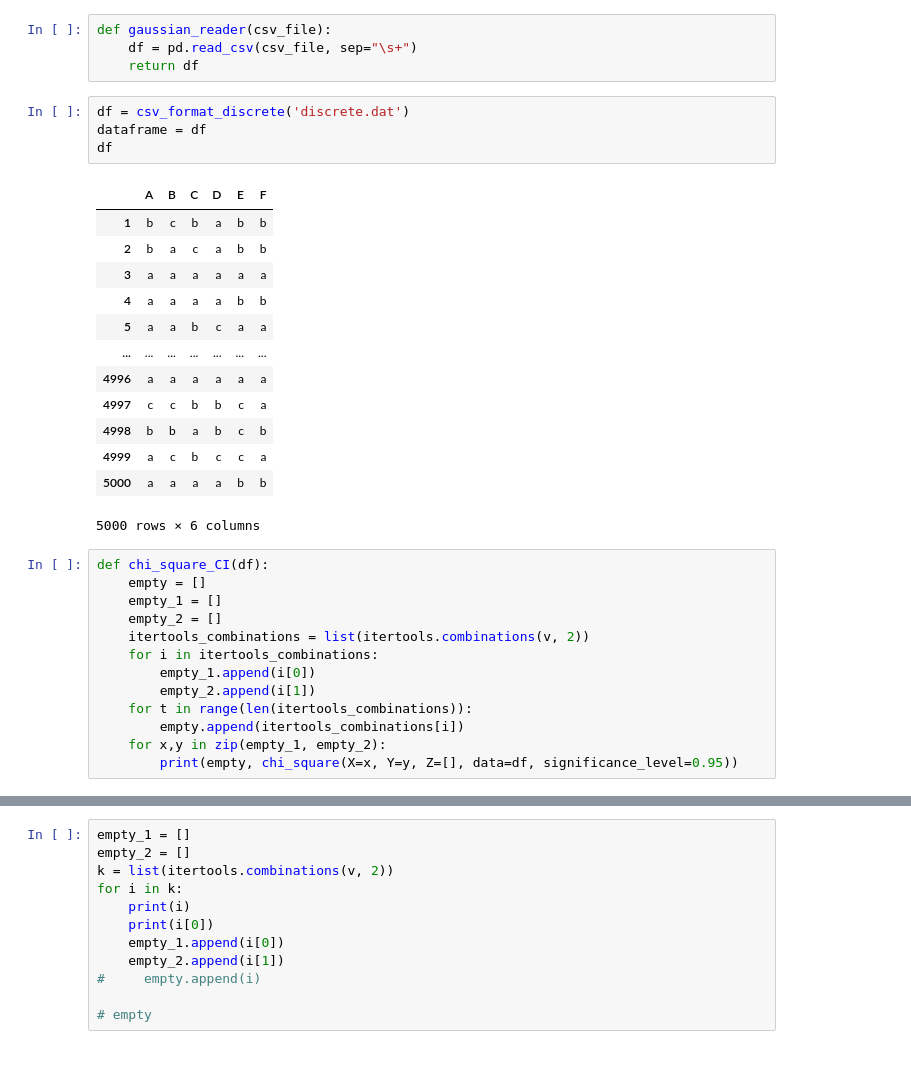
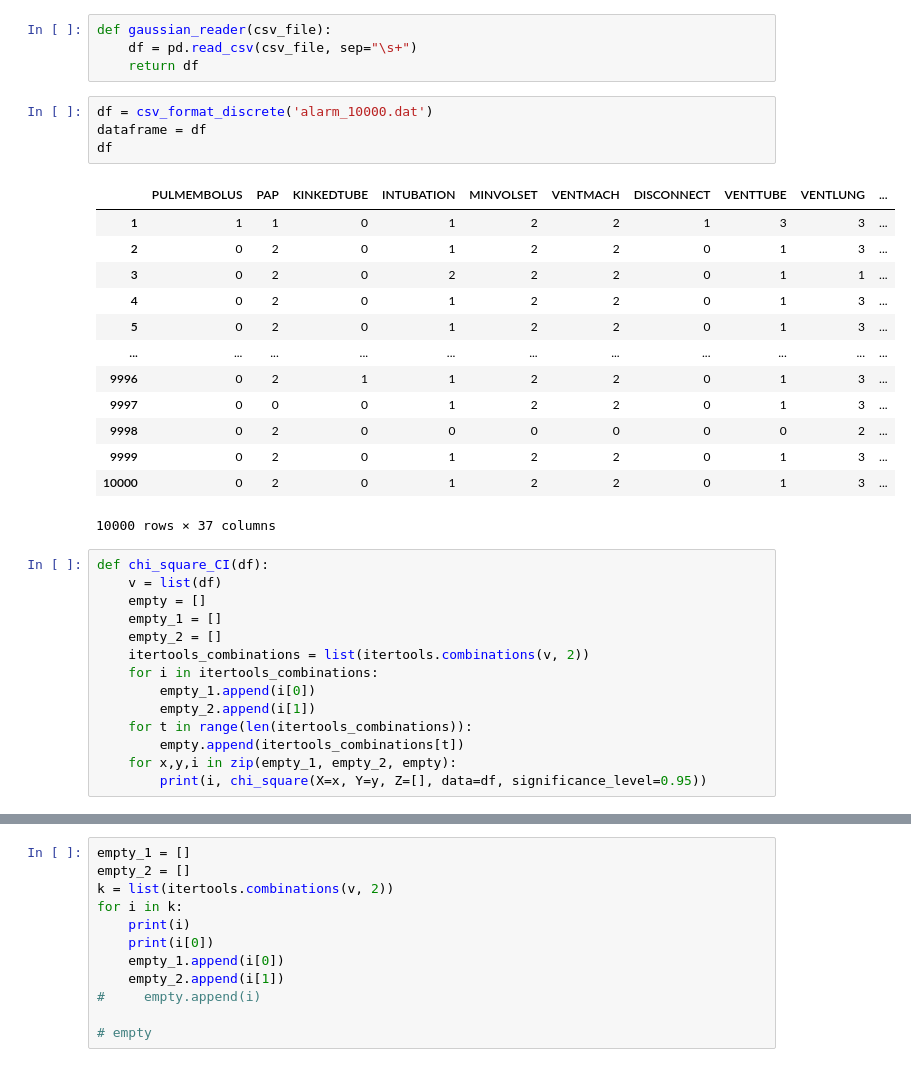
Before and after one commit to Elicit3495/ML_FYP, a Jupyter notebook: Untitled1.ipynb, the cells around one changed output, grey strips where cells are left out. Saved outputs shown, nothing was run; the diff lists cells and outputs as text.

Commit message:
finished function chi_square_CI

```diff
--- a/Untitled1.ipynb
+++ b/Untitled1.ipynb
@@ -19,25 +19,26 @@ def gaussian_reader(csv_file):
     df = pd.read_csv(csv_file, sep="\s+")
     return df
 # %%
-df = csv_format_discrete('discrete.dat')
+df = csv_format_discrete('alarm_10000.dat')
 dataframe = df
 df
 # %% [output]
-|  | A | B | C | D | E | F |
-| 1 | b | c | b | a | b | b |
-| 2 | b | a | c | a | b | b |
-| 3 | a | a | a | a | a | a |
-| 4 | a | a | a | a | b | b |
-| 5 | a | a | b | c | a | a |
-| ... | ... | ... | ... | ... | ... | ... |
-| 4996 | a | a | a | a | a | a |
-| 4997 | c | c | b | b | c | a |
-| 4998 | b | b | a | b | c | b |
-| 4999 | a | c | b | c | c | a |
-| 5000 | a | a | a | a | b | b |
+|  | PULMEMBOLUS | PAP | KINKEDTUBE | INTUBATION | MINVOLSET | VENTMACH | DISCONNECT | VENTTUBE | VENTLUNG | ... |
+| 1 | 1 | 1 | 0 | 1 | 2 | 2 | 1 | 3 | 3 | ... |
+| 2 | 0 | 2 | 0 | 1 | 2 | 2 | 0 | 1 | 3 | ... |
+| 3 | 0 | 2 | 0 | 2 | 2 | 2 | 0 | 1 | 1 | ... |
+| 4 | 0 | 2 | 0 | 1 | 2 | 2 | 0 | 1 | 3 | ... |
+| 5 | 0 | 2 | 0 | 1 | 2 | 2 | 0 | 1 | 3 | ... |
+| ... | ... | ... | ... | ... | ... | ... | ... | ... | ... | ... |
+| 9996 | 0 | 2 | 1 | 1 | 2 | 2 | 0 | 1 | 3 | ... |
+| 9997 | 0 | 0 | 0 | 1 | 2 | 2 | 0 | 1 | 3 | ... |
+| 9998 | 0 | 2 | 0 | 0 | 0 | 0 | 0 | 0 | 2 | ... |
+| 9999 | 0 | 2 | 0 | 1 | 2 | 2 | 0 | 1 | 3 | ... |
+| 10000 | 0 | 2 | 0 | 1 | 2 | 2 | 0 | 1 | 3 | ... |
-5000 rows × 6 columns
+10000 rows × 37 columns
 # %%
 def chi_square_CI(df):
+    v = list(df)
     empty = []
     empty_1 = []
     empty_2 = []
@@ -46,6 +47,6 @@ def chi_square_CI(df):
         empty_1.append(i[0])
         empty_2.append(i[1])
     for t in range(len(itertools_combinations)):
-        empty.append(itertools_combinations[i])
-    for x,y in zip(empty_1, empty_2):
-        print(empty, chi_square(X=x, Y=y, Z=[], data=df, significance_level=0.95))
+        empty.append(itertools_combinations[t])
+    for x,y,i in zip(empty_1, empty_2, empty):
+        print(i, chi_square(X=x, Y=y, Z=[], data=df, significance_level=0.95))
```
Also changed, not shown: parts of 11 cells of this notebook.
